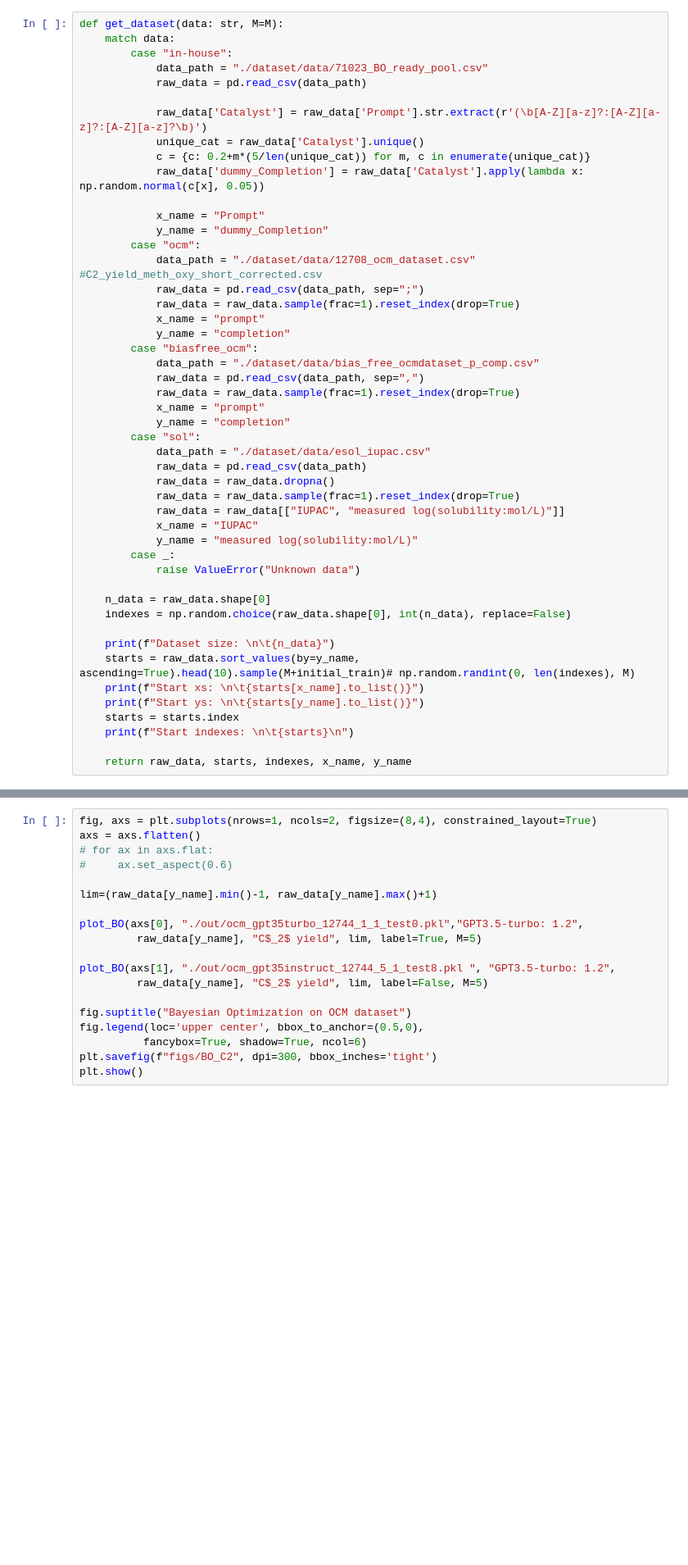
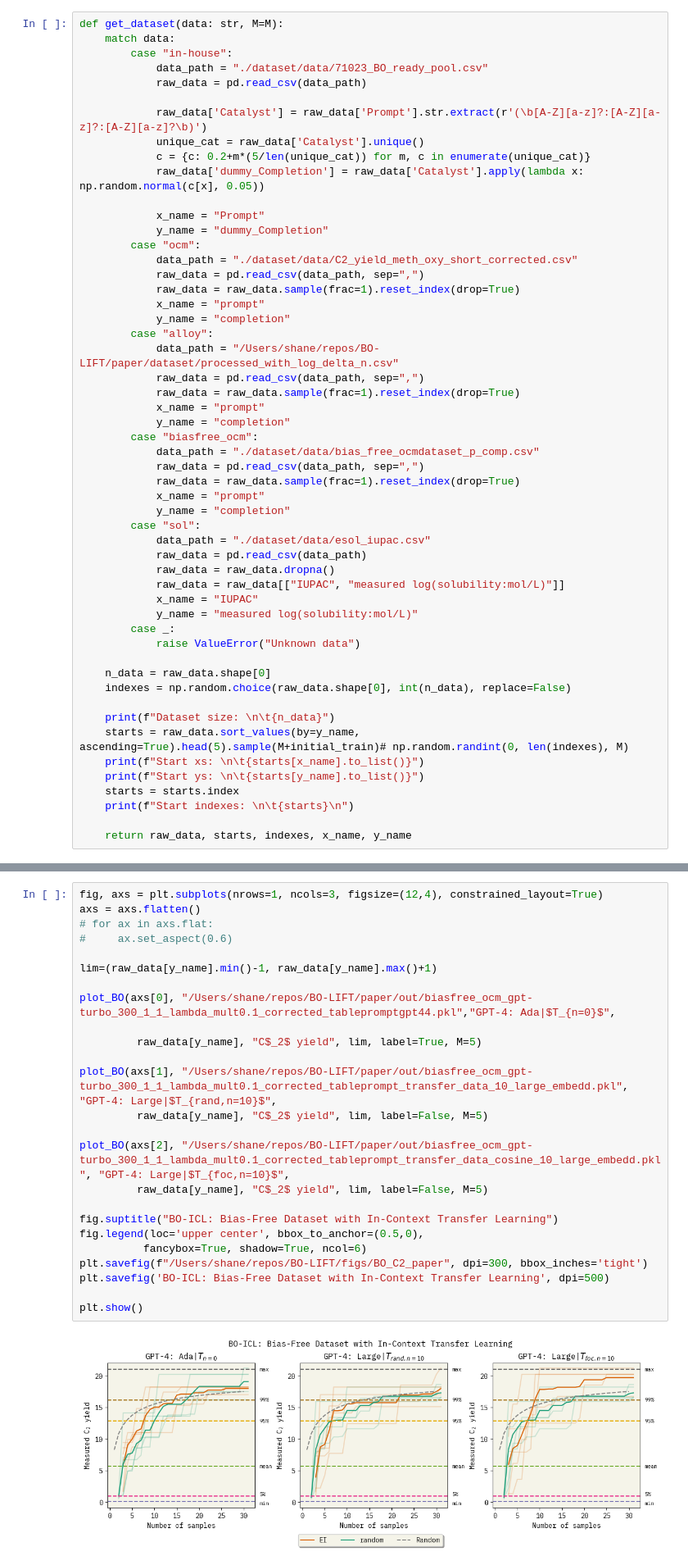
Before and after one commit to ur-whitelab/BO-LIFT, a Jupyter notebook: paper/BO_experiments.ipynb, the cells around one changed output, grey strips where cells are left out. Shown at 82% size. Drawn from its saved outputs; the diff is of its cells as text; blank space fills up the shorter version.

```diff
--- a/paper/BO_experiments.ipynb
+++ b/paper/BO_experiments.ipynb
@@ -325,8 +362,14 @@ def get_dataset(data: str, M=M):
             x_name = "Prompt"
             y_name = "dummy_Completion"
         case "ocm":
-            data_path = "./dataset/data/12708_ocm_dataset.csv" #C2_yield_meth_oxy_short_corrected.csv
-            raw_data = pd.read_csv(data_path, sep=";")
+            data_path = "./dataset/data/C2_yield_meth_oxy_short_corrected.csv"
+            raw_data = pd.read_csv(data_path, sep=",")
+            raw_data = raw_data.sample(frac=1).reset_index(drop=True)
+            x_name = "prompt"
+            y_name = "completion"
+        case "alloy":
+            data_path = "/Users/shane/repos/BO-LIFT/paper/dataset/processed_with_log_delta_n.csv"
+            raw_data = pd.read_csv(data_path, sep=",")
             raw_data = raw_data.sample(frac=1).reset_index(drop=True)
             x_name = "prompt"
             y_name = "completion"
@@ -340,7 +383,6 @@ def get_dataset(data: str, M=M):
             data_path = "./dataset/data/esol_iupac.csv"
             raw_data = pd.read_csv(data_path)
             raw_data = raw_data.dropna()
-            raw_data = raw_data.sample(frac=1).reset_index(drop=True)
             raw_data = raw_data[["IUPAC", "measured log(solubility:mol/L)"]]
             x_name = "IUPAC"
             y_name = "measured log(solubility:mol/L)"
@@ -351,7 +393,7 @@ def get_dataset(data: str, M=M):
     indexes = np.random.choice(raw_data.shape[0], int(n_data), replace=False)
 
     print(f"Dataset size: \n\t{n_data}")
-    starts = raw_data.sort_values(by=y_name, ascending=True).head(10).sample(M+initial_train)# np.random.randint(0, len(indexes), M)
+    starts = raw_data.sort_values(by=y_name, ascending=True).head(5).sample(M+initial_train)# np.random.randint(0, len(indexes), M)
     print(f"Start xs: \n\t{starts[x_name].to_list()}")
     print(f"Start ys: \n\t{starts[y_name].to_list()}")
     starts = starts.index
@@ -725,22 +1070,30 @@ plt.show()
 # %%
-fig, axs = plt.subplots(nrows=1, ncols=2, figsize=(8,4), constrained_layout=True)
+fig, axs = plt.subplots(nrows=1, ncols=3, figsize=(12,4), constrained_layout=True)
 axs = axs.flatten()
 # for ax in axs.flat:
 #     ax.set_aspect(0.6)
 
 lim=(raw_data[y_name].min()-1, raw_data[y_name].max()+1)
 
-plot_BO(axs[0], "./out/ocm_gpt35turbo_12744_1_1_test0.pkl","GPT3.5-turbo: 1.2",
+plot_BO(axs[0], "/Users/shane/repos/BO-LIFT/paper/out/biasfree_ocm_gpt-turbo_300_1_1_lambda_mult0.1_corrected_tablepromptgpt44.pkl","GPT-4: Ada|$T_{n=0}$",
+
          raw_data[y_name], "C$_2$ yield", lim, label=True, M=5)
 
-plot_BO(axs[1], "./out/ocm_gpt35instruct_12744_5_1_test8.pkl ", "GPT3.5-turbo: 1.2",
+plot_BO(axs[1], "/Users/shane/repos/BO-LIFT/paper/out/biasfree_ocm_gpt-turbo_300_1_1_lambda_mult0.1_corrected_tableprompt_transfer_data_10_large_embedd.pkl", "GPT-4: Large|$T_{rand,n=10}$",
          raw_data[y_name], "C$_2$ yield", lim, label=False, M=5)
 
-fig.suptitle("Bayesian Optimization on OCM dataset")
+plot_BO(axs[2], "/Users/shane/repos/BO-LIFT/paper/out/biasfree_ocm_gpt-turbo_300_1_1_lambda_mult0.1_corrected_tableprompt_transfer_data_cosine_10_large_embedd.pkl", "GPT-4: Large|$T_{foc,n=10}$",
+         raw_data[y_name], "C$_2$ yield", lim, label=False, M=5)
+
+fig.suptitle("BO-ICL: Bias-Free Dataset with In-Context Transfer Learning")
 fig.legend(loc='upper center', bbox_to_anchor=(0.5,0),
           fancybox=True, shadow=True, ncol=6)
-plt.savefig(f"figs/BO_C2", dpi=300, bbox_inches='tight')
+plt.savefig(f"/Users/shane/repos/BO-LIFT/figs/BO_C2_paper", dpi=300, bbox_inches='tight')
+plt.savefig('BO-ICL: Bias-Free Dataset with In-Context Transfer Learning', dpi=500)
+
 plt.show()
+# %% [output]
+[figure, added]
 # %%
 d_curie = cloudpickle.load(open("./out/ocm_curie_12744_1_1_16nr.pkl", "rb"))
 d_davinci = cloudpickle.load(open("./out/C2_davinci2_12744_1_16nr.pkl", "rb"))
```
Also changed, not shown: parts of 30 cells of this notebook, 2 other files.
